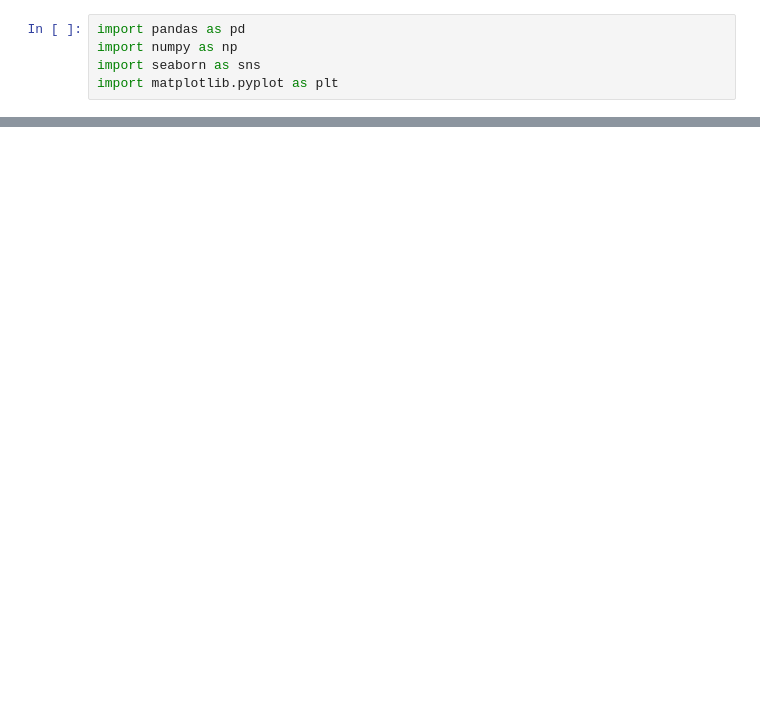
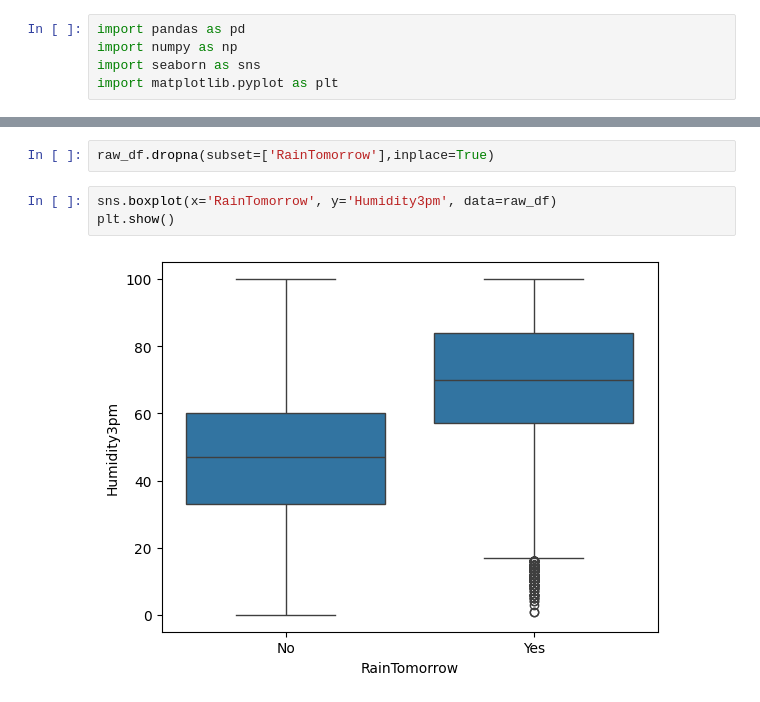
Before and after one commit to 22AmitDeo/Random-Forests, a Jupyter notebook: notebook.ipynb, the cells around one changed output, grey strips where cells are left out. Saved outputs shown, nothing was run; the diff lists cells and outputs as text; blank space fills up the shorter version.

```diff
--- a/notebook.ipynb
+++ b/notebook.ipynb
@@ -22,0 +28,7 @@ raw_df
+# %%
+raw_df.dropna(subset=['RainTomorrow'],inplace=True)
+# %%
+sns.boxplot(x='RainTomorrow', y='Humidity3pm', data=raw_df)
+plt.show()
+# %% [output]
+[figure, added]
```
Also changed, not shown: parts of 38 cells of this notebook.
